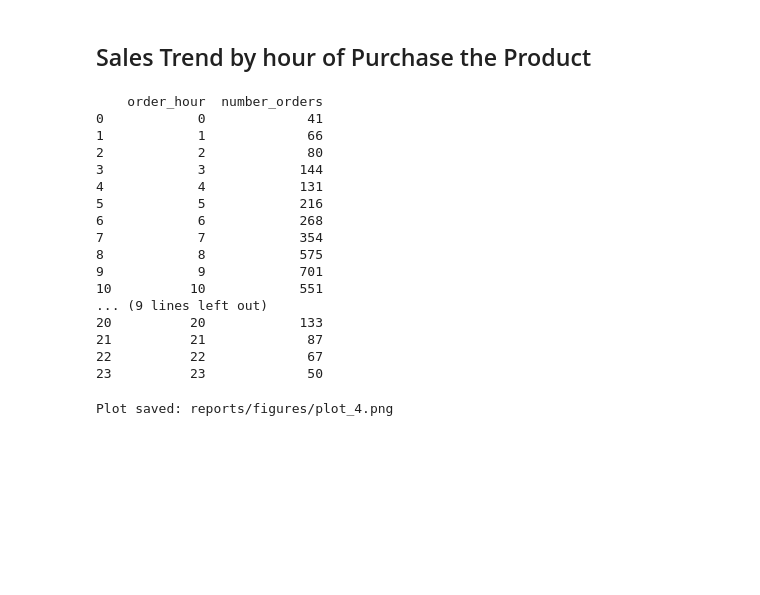
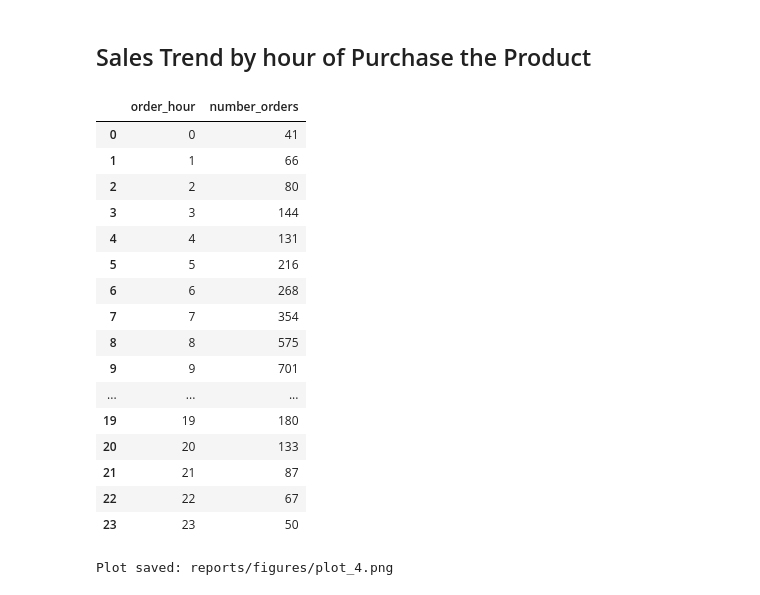
Before and after one commit to RizkiRdm/Olist-E-commerce-Performance-Analysis, a Jupyter notebook: notebooks/sales_and_order_analysis.ipynb, the cells around one changed output. Cells and saved outputs as stored; diff of their text form; code cells hidden in the pictures; blank space fills up the shorter version.

```diff
--- a/notebooks/sales_and_order_analysis.ipynb
+++ b/notebooks/sales_and_order_analysis.ipynb
@@ -237,25 +237,25 @@ Plot saved: reports/figures/plot_3.png
 ecom_data_df["order_hour"] = ecom_data_df["order_purchase_timestamp"].dt.hour
 hourly_orders = ecom_data_df.groupby("order_hour")["order_id"].nunique().reset_index()
 # %%
-print(hourly_orders.rename(columns={"order_id": "number_orders"}))
+display(hourly_orders.rename(columns={"order_id": "number_orders"}))
 # %% [output]
-    order_hour  number_orders
-0            0             41
-1            1             66
-2            2             80
-3            3            144
-4            4            131
-5            5            216
-6            6            268
-7            7            354
-8            8            575
-9            9            701
-10          10            551
-... (9 lines left out)
-20          20            133
-21          21             87
-22          22             67
-23          23             50
+|  | order_hour | number_orders |
+| 0 | 0 | 41 |
+| 1 | 1 | 66 |
+| 2 | 2 | 80 |
+| 3 | 3 | 144 |
+| 4 | 4 | 131 |
+| 5 | 5 | 216 |
+| 6 | 6 | 268 |
+| 7 | 7 | 354 |
+| 8 | 8 | 575 |
+| 9 | 9 | 701 |
+| ... | ... | ... |
+| 19 | 19 | 180 |
+| 20 | 20 | 133 |
+| 21 | 21 | 87 |
+| 22 | 22 | 67 |
+| 23 | 23 | 50 |
 # %%
 plt.figure(figsize=(12, 6))
 sns.lineplot(
```
Also changed, not shown: parts of 5 cells of this notebook, 9 other files.
